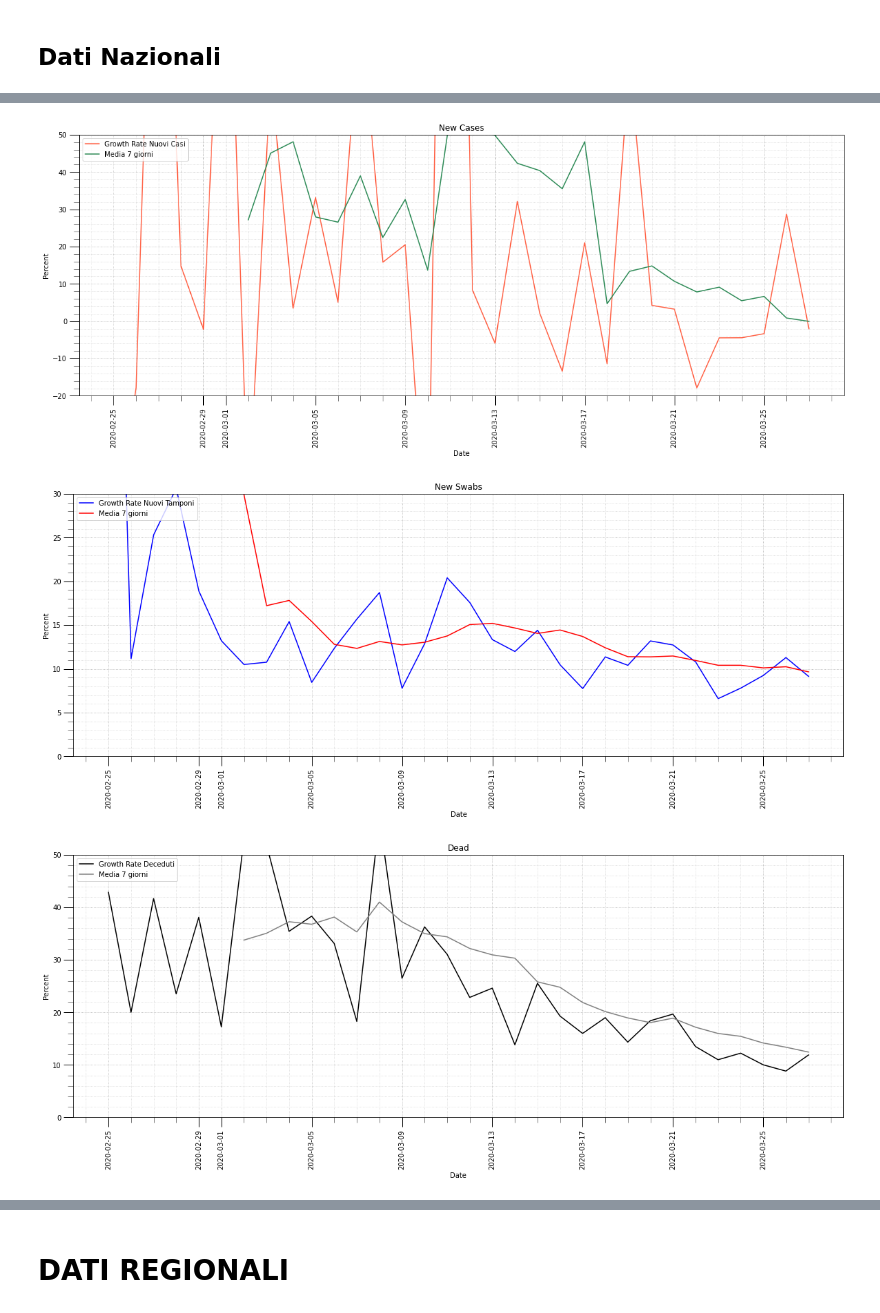
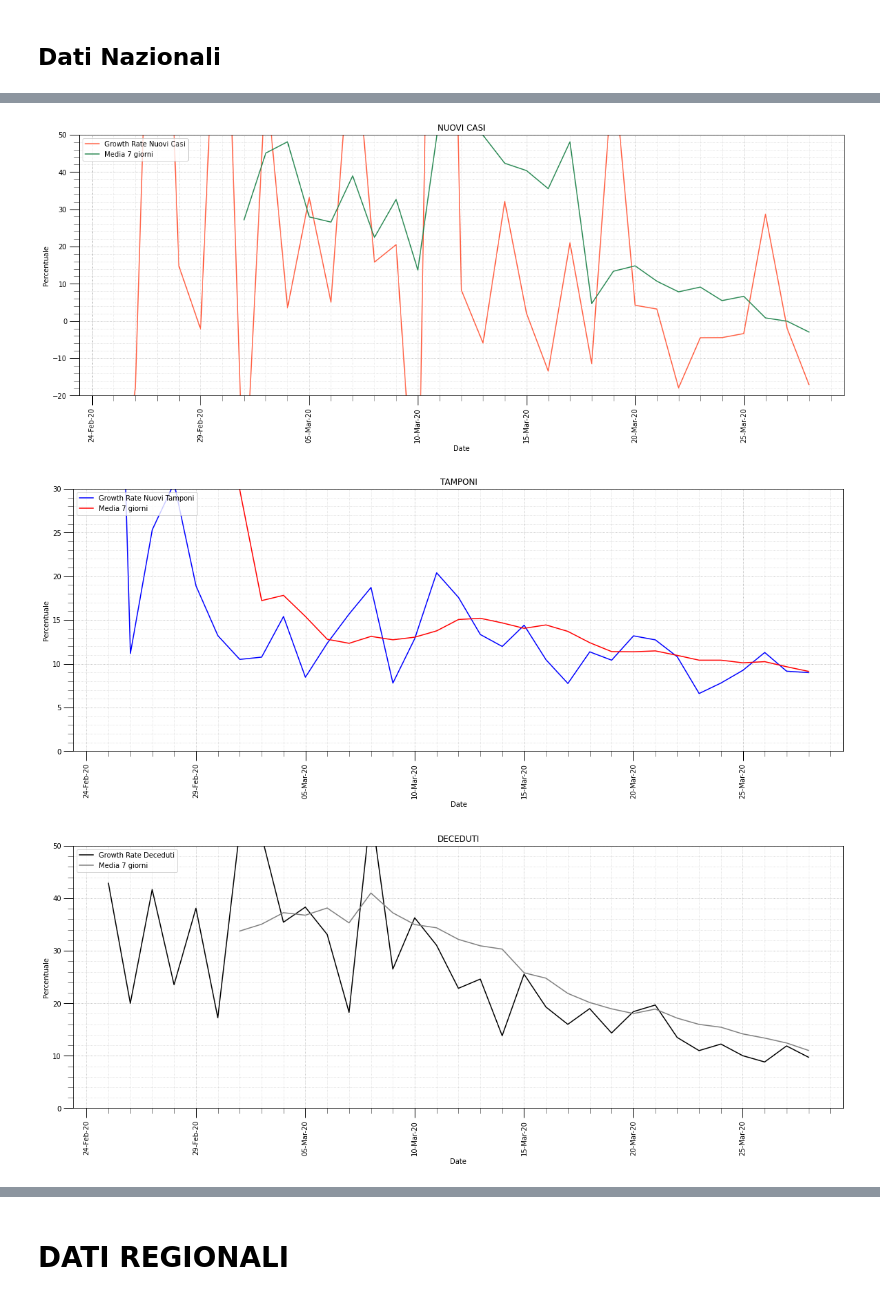
Before and after one commit to pasalino/Covid-19-PyAnalysis, a Jupyter notebook: Covid-19.ipynb, the cells around one changed output, grey strips where cells are left out. Drawn from its saved outputs; the diff is of its cells as text; code cells hidden in the pictures.

```diff
--- a/Covid-19.ipynb
+++ b/Covid-19.ipynb
@@ -82,9 +102,9 @@ def beautify_graph(ax):
 ## Dati Nazionali
 # %%
 national_trend = pd.read_csv(os.path.join(REPO_DIR,'dati-andamento-nazionale/dpc-covid19-ita-andamento-nazionale.csv'))
-#national_trend['data'] = pd.to_datetime(national_trend['data']).dt.date
 national_trend['DATA'] = pd.to_datetime(national_trend['data'])
-national_trend['DATA'] = national_trend['DATA'].dt.strftime('%d-%m-%y')
+national_trend['DATA'] = national_trend['DATA'].dt.strftime('%d-%b-%y')
+national_trend['data'] = pd.to_datetime(national_trend['data']).dt.strftime('%d-%b-%y')
 national_trend = national_trend.drop('stato',axis=1).drop('note_it',axis=1).drop('note_en',axis=1)
-national_trend.set_index(keys=['DATA'],drop=True,append=False,inplace=True)
+national_trend.set_index(keys=['DATA'], append=False, inplace=True)
 national_trend.index.rename('', inplace=True)
@@ -101,6 +121,5 @@ national_trend.rename(columns = NAME_LABELS,  index={'data': 'DDD'}).tail(1)
 # %%
 incremental_data = pd.DataFrame()
-incremental_data['data'] = pd.to_datetime(national_trend['data']).dt.date
 incremental_columns = ['data','ricoverati_con_sintomi', 'terapia_intensiva', 'totale_ospedalizzati', 'isolamento_domiciliare', 'totale_attualmente_positivi','nuovi_attualmente_positivi', 'dimessi_guariti', 'deceduti', 'totale_casi', 'tamponi']
 
 for c in incremental_columns:
@@ -228,32 +280,32 @@ avg_trend['avg_deceduti'] = growth_rates['deceduti'].rolling(7).mean().round(2)
 # %%
 plot = ['nuovi_attualmente_positivi_percent','avg_nuovi']
 
 labels = ['Growth Rate Nuovi Casi', 'Media 7 giorni']
 ax = avg_trend.plot(kind='line', x='data', y=plot, color=COLORS, rot=90, label=labels)
 ax.set_ylim(-20,50)
-ax.set_title("New Cases")
-ax.set_ylabel('Percent')
+ax.set_title("NUOVI CASI")
+ax.set_ylabel('Percentuale')
 beautify_graph(ax)
 
 
 plot = ['tamponi_percent', 'avg_tamponi']
 colors = ['blue', 'red']
 labels = ['Growth Rate Nuovi Tamponi', 'Media 7 giorni']
 ay = avg_trend.plot(kind='line', x='data', y=plot, color=colors, rot=90, label=labels)
 ay.set_ylim(0,30)
-ay.set_title("New Swabs")
-ay.set_ylabel('Percent')
+ay.set_title("TAMPONI")
+ay.set_ylabel('Percentuale')
 beautify_graph(ay)
 
 plot = ['deceduti_percent', 'avg_deceduti']
 colors = ['black', 'gray']
 labels = ['Growth Rate Deceduti', 'Media 7 giorni']
 az = avg_trend.plot(kind='line', x='data', y=plot, color=colors, rot=90, label=labels)
 az.set_ylim(0,50)
-az.set_title("Dead")
-az.set_ylabel('Percent')
+az.set_title("DECEDUTI")
+az.set_ylabel('Percentuale')
 beautify_graph(az)
 # %% [output]
-[figure, old version]
+[figure, new version]
-[figure, old version]
+[figure, new version]
-[figure, old version]
+[figure, new version]
```
Also changed, not shown: parts of 47 cells of this notebook, 1 other file.
